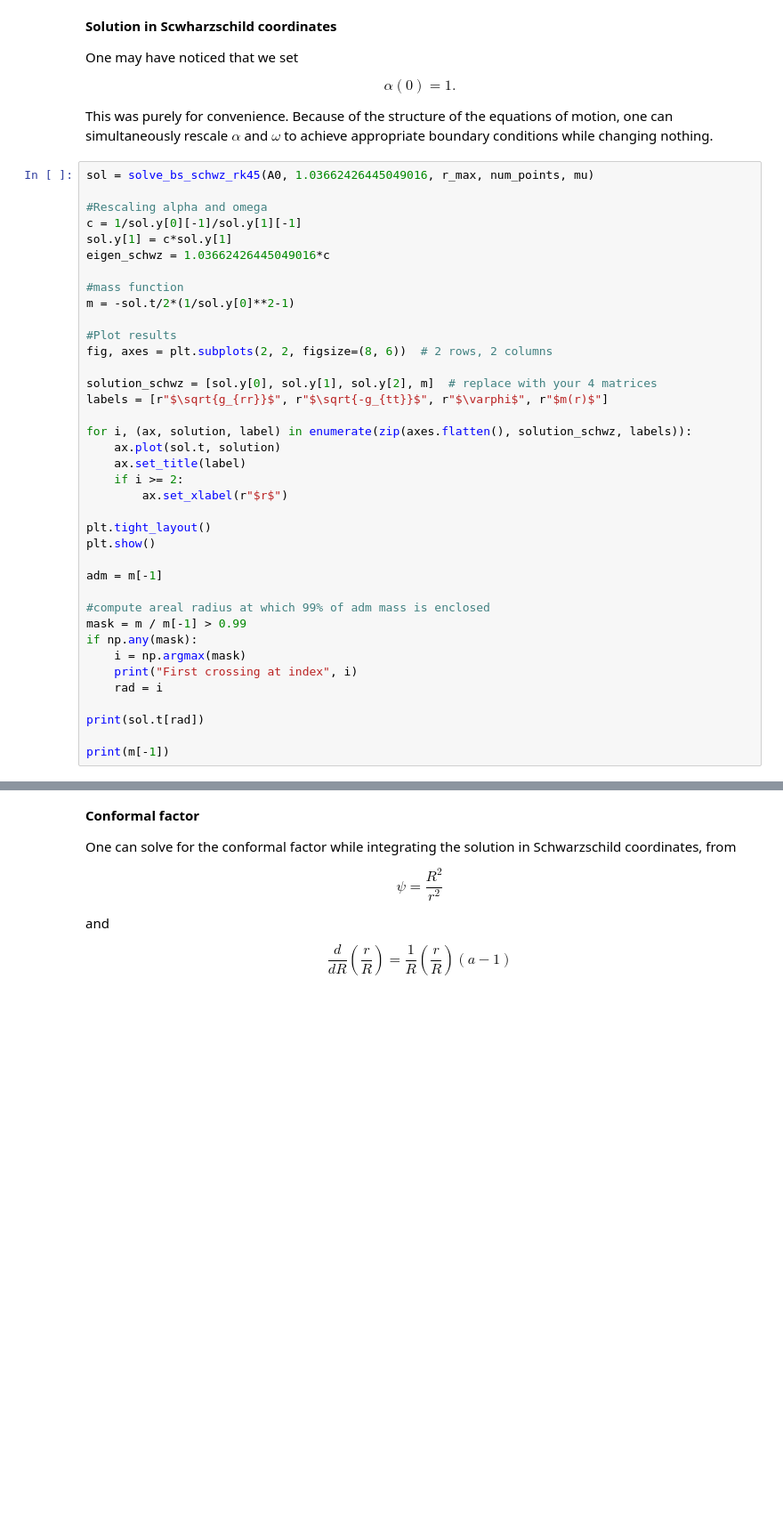
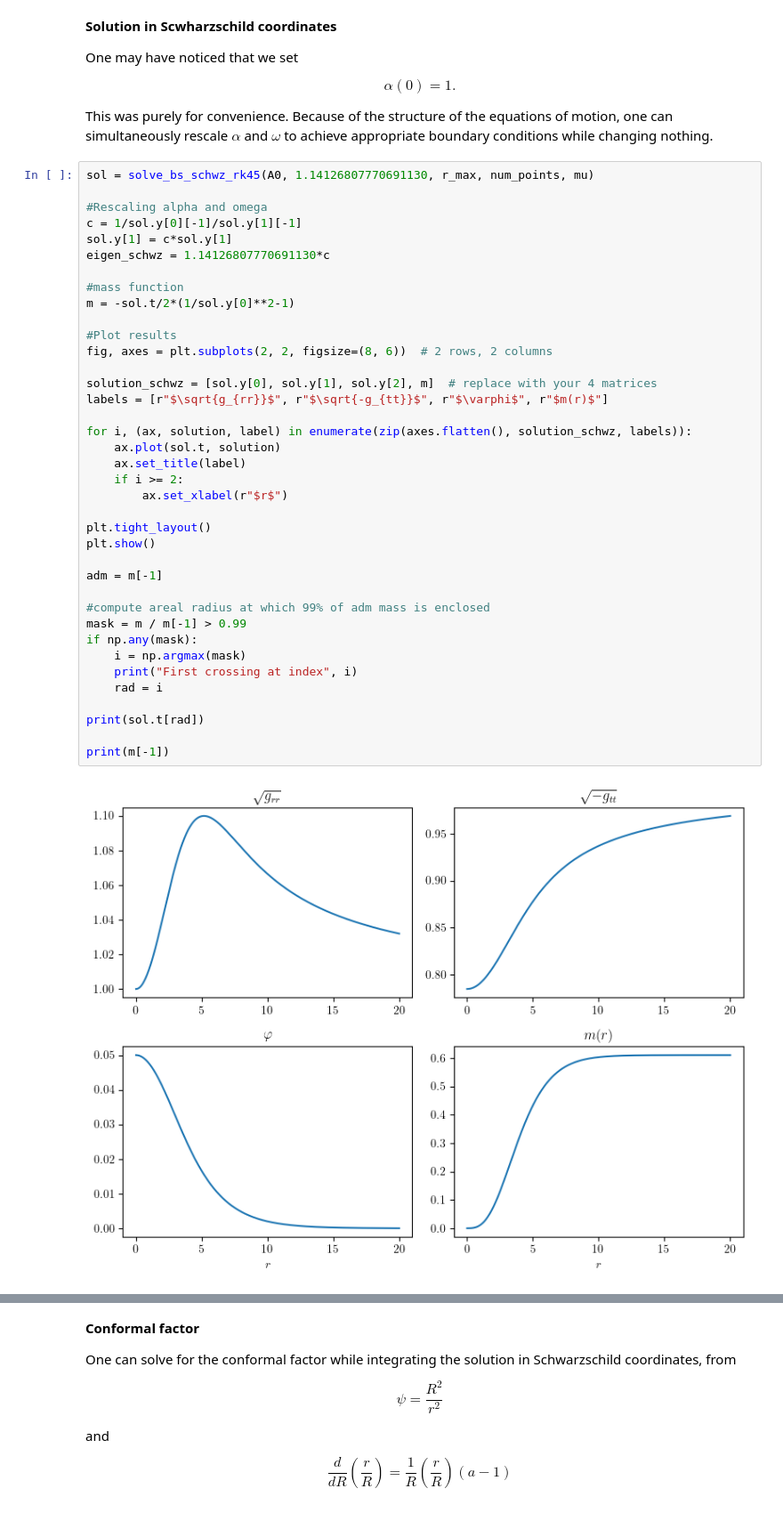
Before and after one commit to jakedoh/Boson-Stars, a Jupyter notebook: Stationary_Boson_Star.ipynb, the cells around one changed output, grey strips where cells are left out. Shown at 89% size. Drawn from its saved outputs; the diff is of its cells as text; blank space fills up the shorter version.

```diff
--- a/Stationary_Boson_Star.ipynb
+++ b/Stationary_Boson_Star.ipynb
@@ -436,40 +441,42 @@ $$
 
 This was purely for convenience. Because of the structure of the equations of motion, one can simultaneously rescale $\alpha$ and $\omega$ to achieve appropriate boundary conditions while changing nothing.
 # %%
-sol = solve_bs_schwz_rk45(A0, 1.03662426445049016, r_max, num_points, mu)
+sol = solve_bs_schwz_rk45(A0, 1.14126807770691130, r_max, num_points, mu)
 
 #Rescaling alpha and omega
 c = 1/sol.y[0][-1]/sol.y[1][-1]
 sol.y[1] = c*sol.y[1]
-eigen_schwz = 1.03662426445049016*c
+eigen_schwz = 1.14126807770691130*c
 
 #mass function
 m = -sol.t/2*(1/sol.y[0]**2-1)
 
 #Plot results
 fig, axes = plt.subplots(2, 2, figsize=(8, 6))  # 2 rows, 2 columns
 
 solution_schwz = [sol.y[0], sol.y[1], sol.y[2], m]  # replace with your 4 matrices
 labels = [r"$\sqrt{g_{rr}}$", r"$\sqrt{-g_{tt}}$", r"$\varphi$", r"$m(r)$"]
 
 for i, (ax, solution, label) in enumerate(zip(axes.flatten(), solution_schwz, labels)):
     ax.plot(sol.t, solution)
     ax.set_title(label)
     if i >= 2:
         ax.set_xlabel(r"$r$")
 
 plt.tight_layout()
 plt.show()
 
 adm = m[-1]
 
 #compute areal radius at which 99% of adm mass is enclosed
 mask = m / m[-1] > 0.99
 if np.any(mask):
     i = np.argmax(mask)
     print("First crossing at index", i)
     rad = i
 
 print(sol.t[rad])
 
 print(m[-1])
+# %% [output]
+[figure, added]
```
Also changed, not shown: parts of 9 cells of this notebook.
